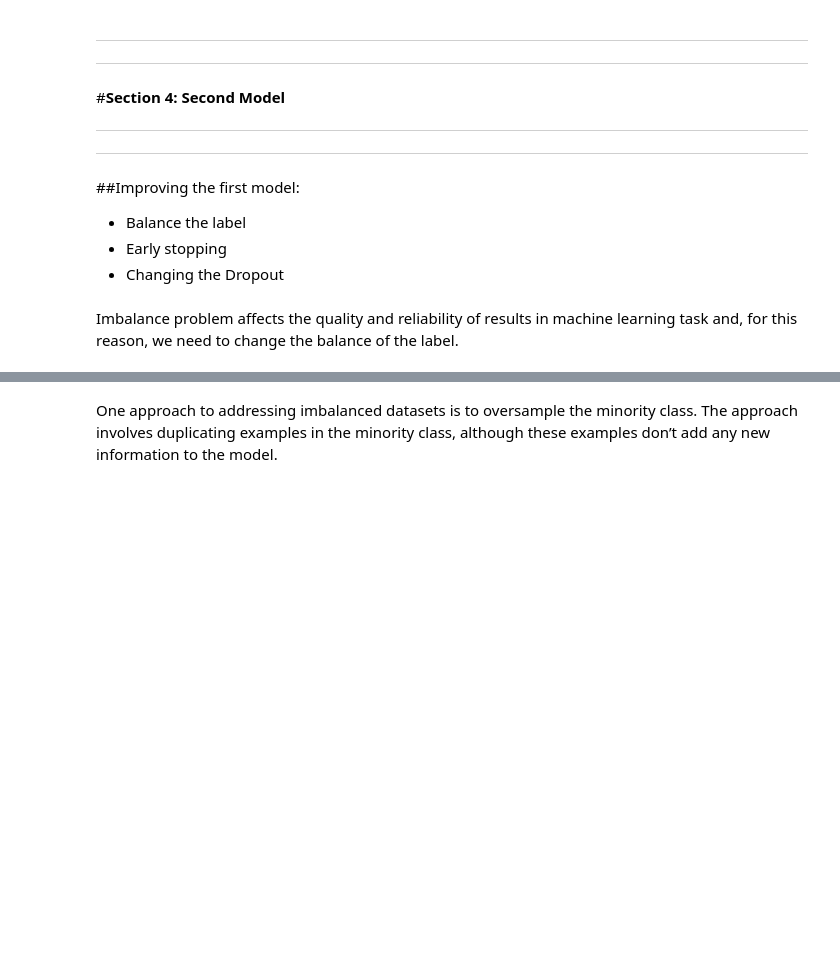
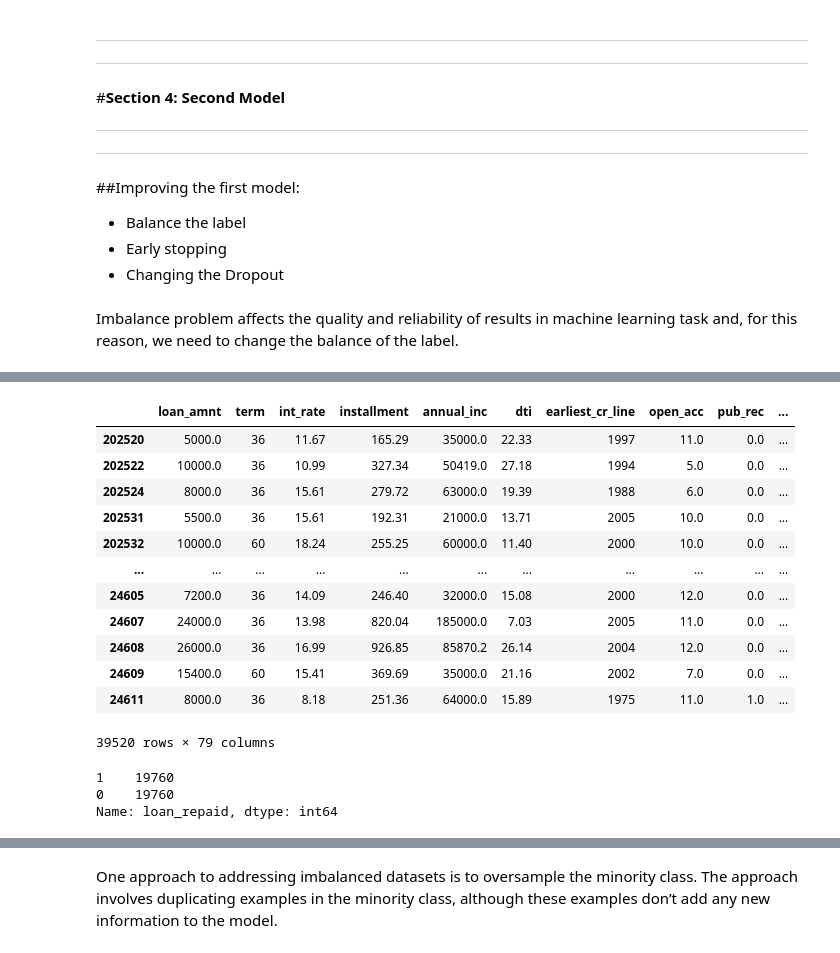
Before and after one commit to MosheHabaz/LendingClub-Neural-network-model, a Jupyter notebook: loan_project.ipynb, the cells around one changed output, grey strips where cells are left out. Cells and saved outputs as stored; diff of their text form; code cells hidden in the pictures; blank space fills up the shorter version.

```diff
--- a/loan_project.ipynb
+++ b/loan_project.ipynb
@@ -1206,8 +1256,29 @@ y_test1= df_test1['loan_repaid'].values
 # %%
 #df[df['loan_repaid'] == 0]['loan_repaid'].value_counts()
 
 df_test2_0 = df[df['loan_repaid'] == 0].iloc[ntest1 : ntest1 + int(ntest1/2) ]
 df_test2_1 =  df[df['loan_repaid'] == 1].iloc[0 :int(ntest1/2) ]
 
 df_test2 = pd.concat([df_test2_0,df_test2_1 ], axis = 0 )
+df_test2
+# %% [output]
+|  | loan_amnt | term | int_rate | installment | annual_inc | dti | earliest_cr_line | open_acc | pub_rec | ... |
+| 202520 | 5000.0 | 36 | 11.67 | 165.29 | 35000.0 | 22.33 | 1997 | 11.0 | 0.0 | ... |
+| 202522 | 10000.0 | 36 | 10.99 | 327.34 | 50419.0 | 27.18 | 1994 | 5.0 | 0.0 | ... |
+| 202524 | 8000.0 | 36 | 15.61 | 279.72 | 63000.0 | 19.39 | 1988 | 6.0 | 0.0 | ... |
+| 202531 | 5500.0 | 36 | 15.61 | 192.31 | 21000.0 | 13.71 | 2005 | 10.0 | 0.0 | ... |
+| 202532 | 10000.0 | 60 | 18.24 | 255.25 | 60000.0 | 11.40 | 2000 | 10.0 | 0.0 | ... |
+| ... | ... | ... | ... | ... | ... | ... | ... | ... | ... | ... |
+| 24605 | 7200.0 | 36 | 14.09 | 246.40 | 32000.0 | 15.08 | 2000 | 12.0 | 0.0 | ... |
+| 24607 | 24000.0 | 36 | 13.98 | 820.04 | 185000.0 | 7.03 | 2005 | 11.0 | 0.0 | ... |
+| 24608 | 26000.0 | 36 | 16.99 | 926.85 | 85870.2 | 26.14 | 2004 | 12.0 | 0.0 | ... |
+| 24609 | 15400.0 | 60 | 15.41 | 369.69 | 35000.0 | 21.16 | 2002 | 7.0 | 0.0 | ... |
+| 24611 | 8000.0 | 36 | 8.18 | 251.36 | 64000.0 | 15.89 | 1975 | 11.0 | 1.0 | ... |
+39520 rows × 79 columns
+# %%
+df_test2['loan_repaid'].value_counts()
+# %% [output]
+1    19760
+0    19760
+Name: loan_repaid, dtype: int64
 # %%
```
Also changed, not shown: parts of 43 cells of this notebook.
